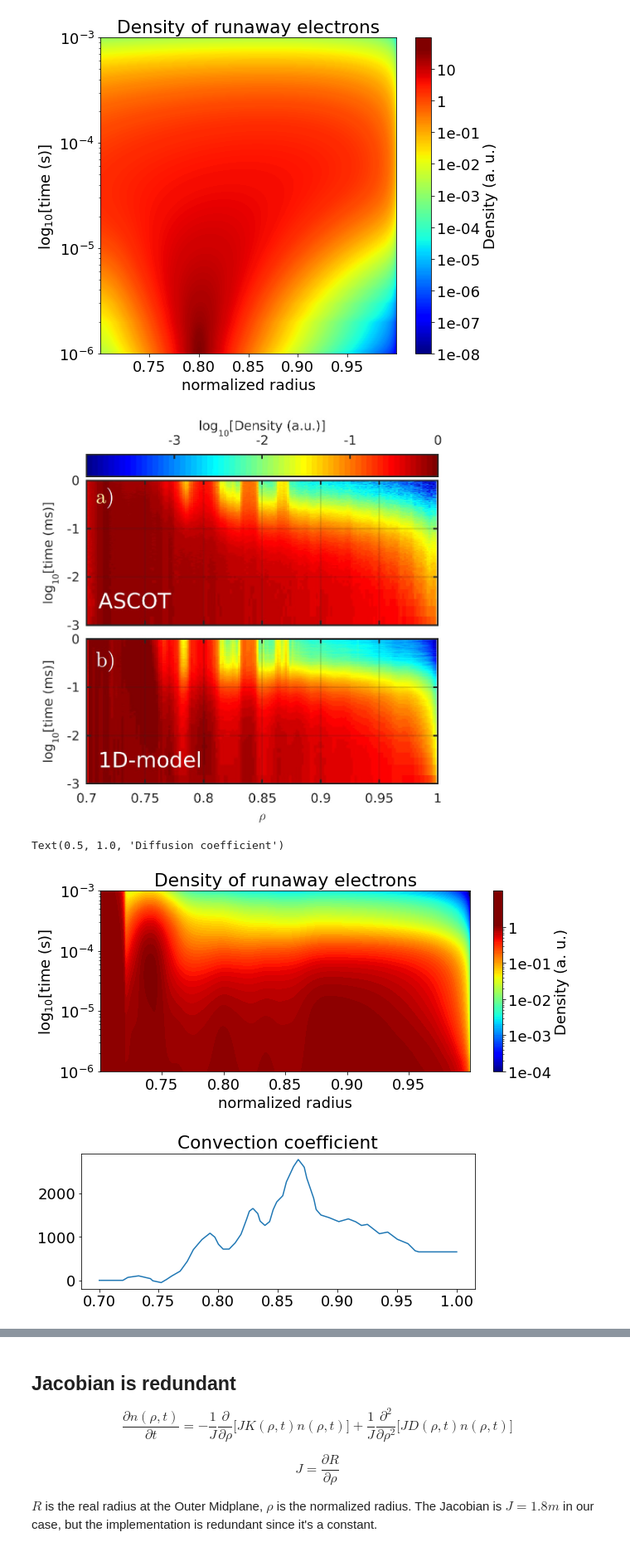
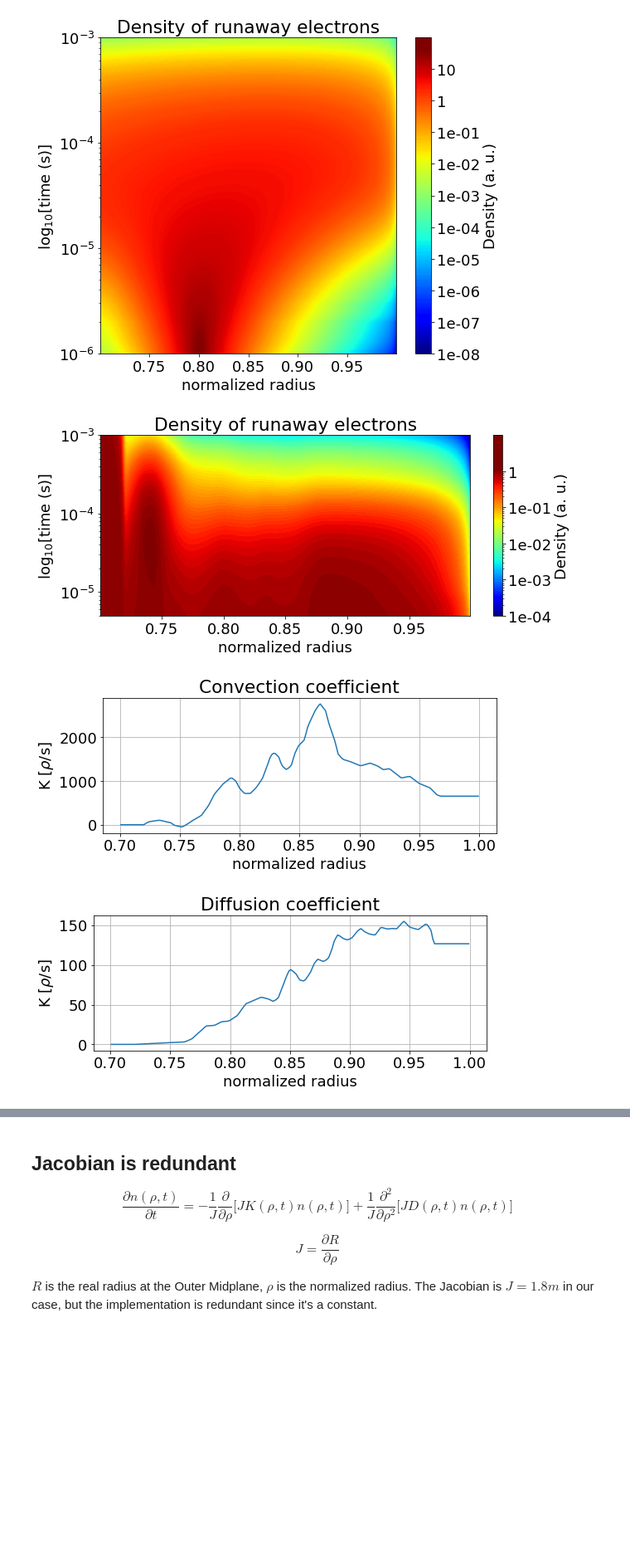
Before and after one commit to leferi99/szakdolgozat, a Jupyter notebook: main_log_EN.ipynb, the cells around one changed output, grey strips where cells are left out. Shown at 83% size. Drawn from its saved outputs; the diff is of its cells as text; code cells hidden in the pictures; blank space fills up the shorter version.

Commit message:
Added a [data used] folder

```diff
--- a/main_log_EN.ipynb
+++ b/main_log_EN.ipynb
@@ -371,15 +371,15 @@ plot_solution(solution)
 ## uniform density distribution as initial condition
 
 ## coefficient data from CSV file
-conv_data = np.genfromtxt('convC.txt', delimiter=',')
-diff_data = np.genfromtxt('diffC.txt', delimiter=',')
+conv_data = np.genfromtxt('python_files/convC.txt', delimiter=',')
+diff_data = np.genfromtxt('python_files/diffC.txt', delimiter=',')
 
 R_from = 0.7  ## inner radius in meters
 R_to = 1.  ## outer radius in meters
-nr = 1000  ## number of mesh cells - because of the smoothing, this should be 1000 or higher
+nr = 200  ## number of mesh cells - because of the smoothing, this should be 1000 or higher
 dr = (R_to - R_from) / nr  ## distance between the centers of the mesh cells
 duration = 0.001  ## length of examined time evolution in seconds
-nt = 1000  ## number of timesteps
+nt = 200  ## number of timesteps
 dt = duration / nt  ## length of one timestep
 
 ## arrays for interpolated coefficient vales
@@ -420,36 +420,45 @@ convCoeff = fp.CellVariable(mesh=mesh, value=[cC])
 ## applying initial conditions
 n.setValue(1.0)
 
 ## boundary conditions
 gradLeft = (0.,)  ## density gradient (at the "left side of the radius") - must be a vector
 valueRight = 0.  ## density value (at the "right end of the radius")
 n.faceGrad.constrain(gradLeft, where=mesh.facesLeft)  ## applying Neumann boundary condition
 n.constrain(valueRight, where=mesh.facesRight)  ## applying Dirichlet boundary condition
 convCoeff.setValue(0, where=mesh.x<(R_from + dr))  ## convection coefficient 0 at the inner edge
 diffCoeff.setValue(0.001, where=mesh.x<(R_from + dr))
 
 ## the PDE
 eq = (fp.TransientTerm() == fp.DiffusionTerm(coeff=diffCoeff)
       - fp.ConvectionTerm(coeff=convCoeff))
 
 ## Solving the PDE and storing the data
 for i in range(nt):
     eq.solve(var=n, dt=dt)
     solution[i,0:nr,1]=copy.deepcopy(n.value)
 
-from IPython.display import Image, display
-display(Image(filename='reference.jpg', width=520))
+
 
 plot_solution(solution, levels=100, logdiff=5, ticks=5, figsize=(10,4))
 
 fig_conv = plt.figure(figsize=(8.5,3))
+
+plt.xlabel('normalized radius')
+plt.ylabel(r'K [$\rho$/s]')
 plt.plot(*conv_i.T)
+plt.grid()
 plt.title('Convection coefficient')
+plt.savefig("conv_coeff.jpg", dpi=150)
+
 fig_diff = plt.figure(figsize=(8.5,3))
+
+plt.xlabel('normalized radius')
+plt.ylabel(r'K [$\rho$/s]')
 plt.plot(*diff_i.T)
+plt.grid()
 plt.title('Diffusion coefficient')
+plt.savefig("diff_coeff.jpg", dpi=150)
 # %% [output]
-[figure, old version]
+[figure, new version]
-Text(0.5, 1.0, 'Diffusion coefficient')
-[figure, old version]
+[figure, new version]
-[figure, old version]
+[figure, new version]
```
Also changed, not shown: parts of 1 cell of this notebook, 5 other files.
